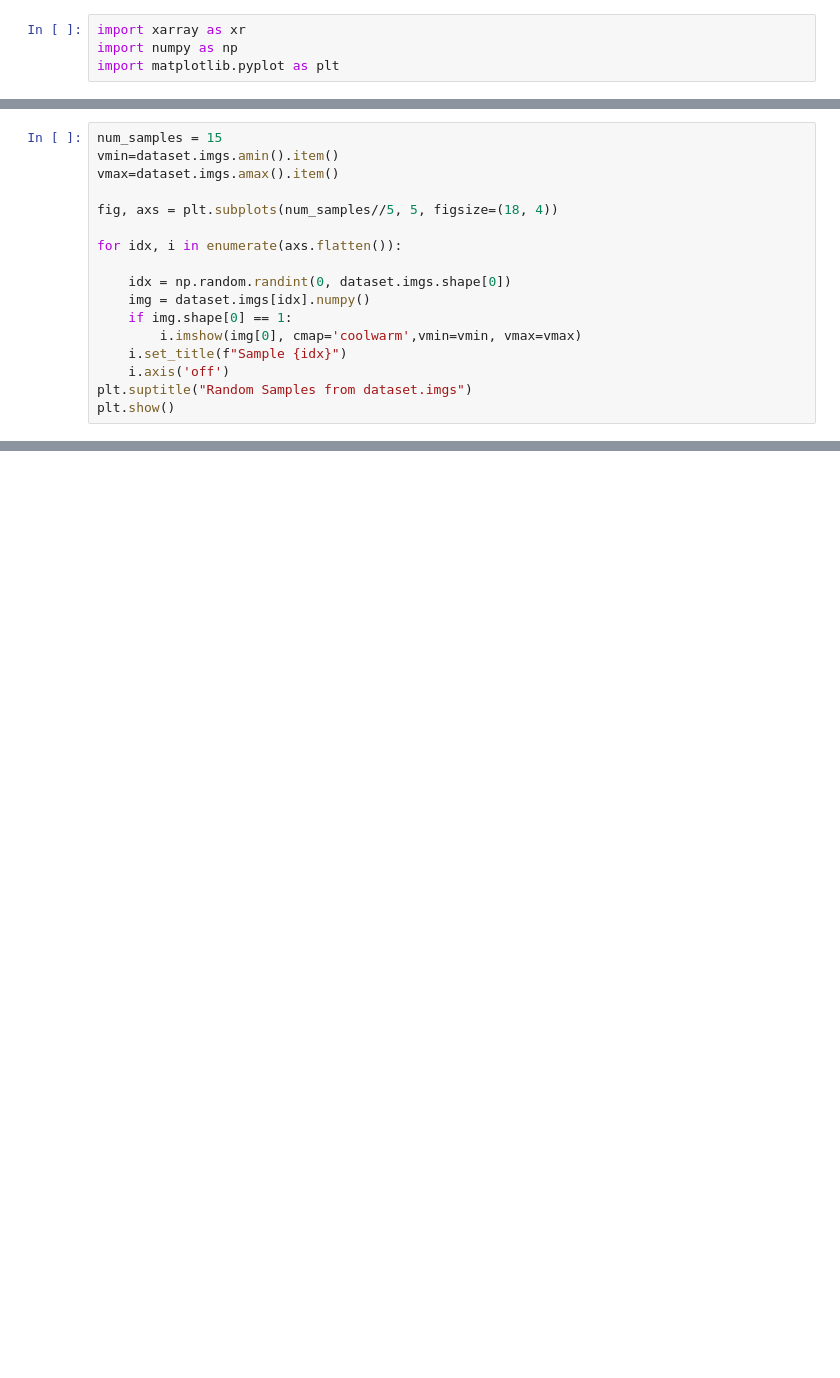
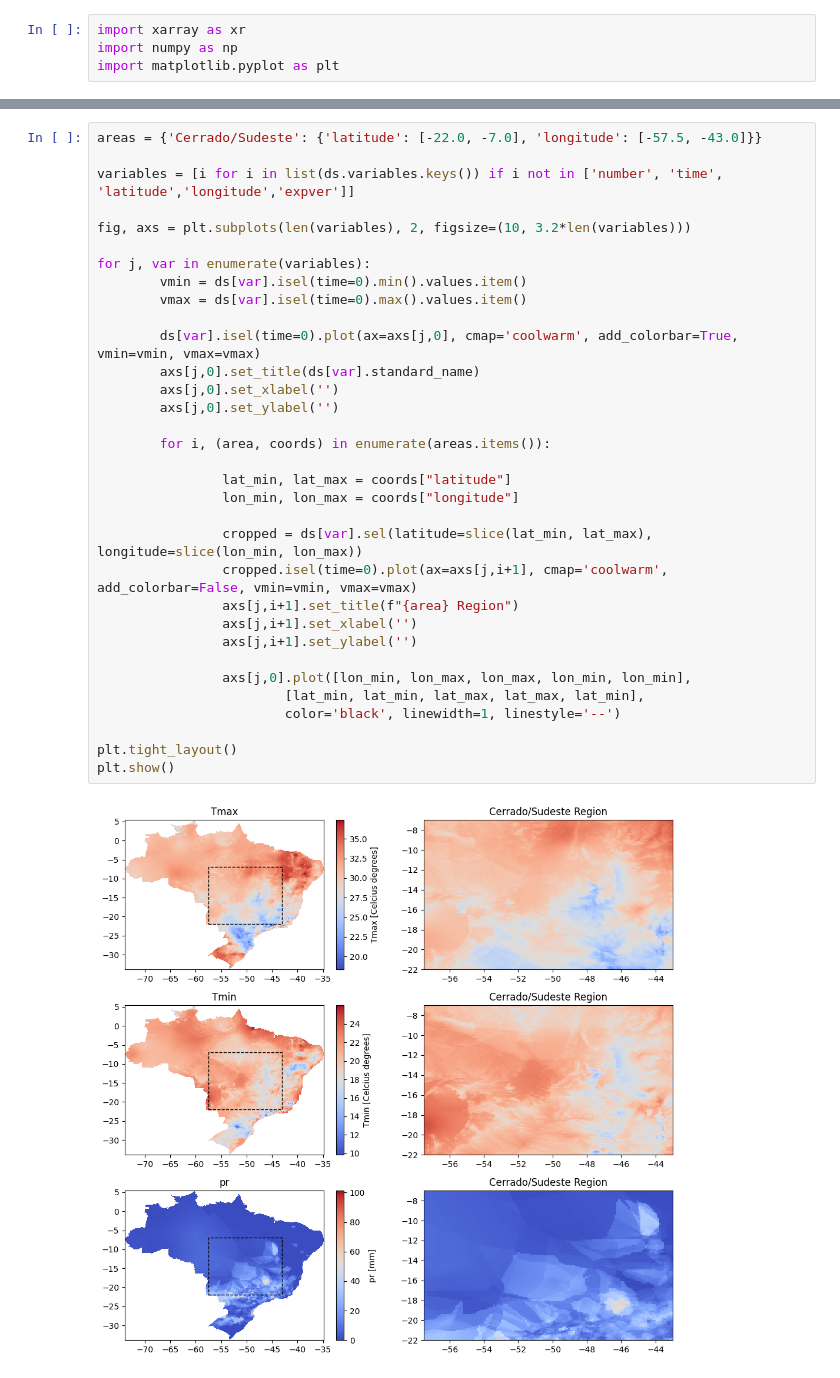
Before and after one commit to Green-AI-Lab-GAIA/climate-clustering, a Jupyter notebook: notebooks/mato_grosso.ipynb, the cells around one changed output, grey strips where cells are left out. Cells and saved outputs as stored; diff of their text form; blank space fills up the shorter version.

```diff
--- a/notebooks/mato_grosso.ipynb
+++ b/notebooks/mato_grosso.ipynb
@@ -147,17 +14,0 @@ dataset.imgs.amin(dim=(0,2,3)), dataset.imgs.amax(dim=(0,2,3))
-# %%
-num_samples = 15
-vmin=dataset.imgs.amin().item()
-vmax=dataset.imgs.amax().item()
-
-fig, axs = plt.subplots(num_samples//5, 5, figsize=(18, 4))
-
-for idx, i in enumerate(axs.flatten()):
-
-    idx = np.random.randint(0, dataset.imgs.shape[0])
-    img = dataset.imgs[idx].numpy()
-    if img.shape[0] == 1:
-        i.imshow(img[0], cmap='coolwarm',vmin=vmin, vmax=vmax)
-    i.set_title(f"Sample {idx}")
-    i.axis('off')
-plt.suptitle("Random Samples from dataset.imgs")
-plt.show()
@@ -223,0 +18,35 @@ plt.show()
+# %%
+areas = {'Cerrado/Sudeste': {'latitude': [-22.0, -7.0], 'longitude': [-57.5, -43.0]}}
+
+variables = [i for i in list(ds.variables.keys()) if i not in ['number', 'time', 'latitude','longitude','expver']]
+
+fig, axs = plt.subplots(len(variables), 2, figsize=(10, 3.2*len(variables)))
+
+for j, var in enumerate(variables):
+        vmin = ds[var].isel(time=0).min().values.item()
+        vmax = ds[var].isel(time=0).max().values.item()
+
+        ds[var].isel(time=0).plot(ax=axs[j,0], cmap='coolwarm', add_colorbar=True, vmin=vmin, vmax=vmax)
+        axs[j,0].set_title(ds[var].standard_name)
+        axs[j,0].set_xlabel('')
+        axs[j,0].set_ylabel('')
+
+        for i, (area, coords) in enumerate(areas.items()):
+
+                lat_min, lat_max = coords["latitude"]
+                lon_min, lon_max = coords["longitude"]
+
+                cropped = ds[var].sel(latitude=slice(lat_min, lat_max), longitude=slice(lon_min, lon_max))
+                cropped.isel(time=0).plot(ax=axs[j,i+1], cmap='coolwarm', add_colorbar=False, vmin=vmin, vmax=vmax)
+                axs[j,i+1].set_title(f"{area} Region")
+                axs[j,i+1].set_xlabel('')
+                axs[j,i+1].set_ylabel('')
+
+                axs[j,0].plot([lon_min, lon_max, lon_max, lon_min, lon_min],
+                        [lat_min, lat_min, lat_max, lat_max, lat_min],
+                        color='black', linewidth=1, linestyle='--')
+
+plt.tight_layout()
+plt.show()
+# %% [output]
+[figure, added]
```
Also changed, not shown: parts of 28 cells of this notebook, 4 other files.
